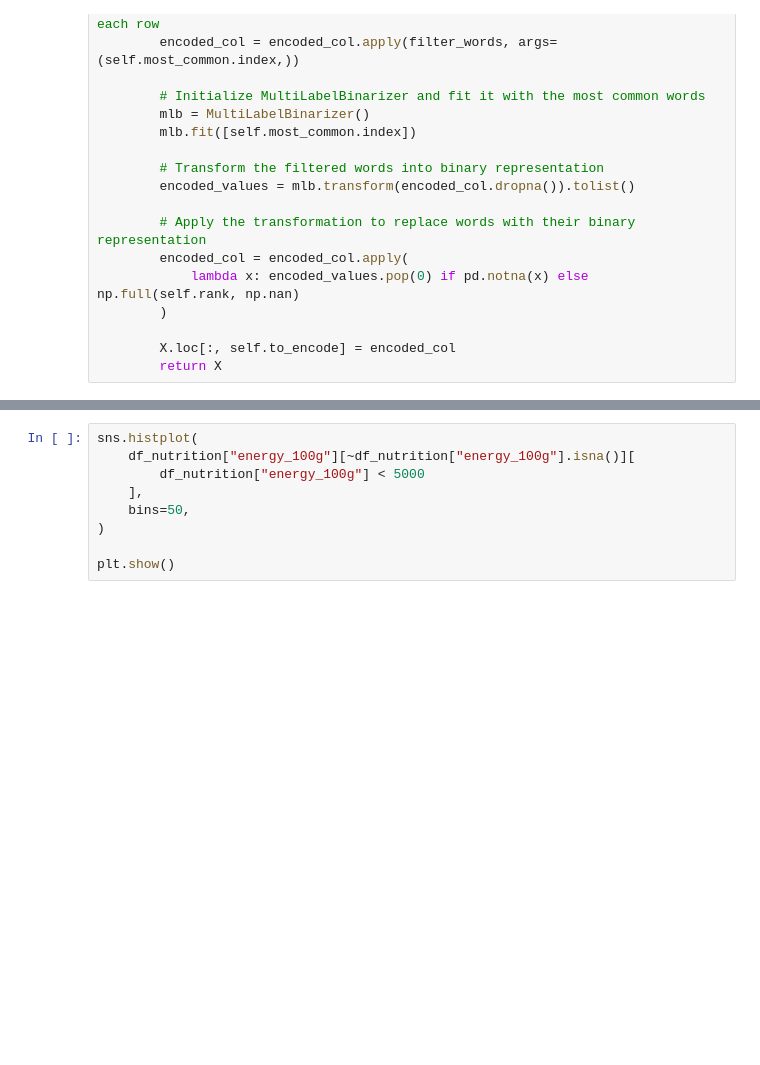
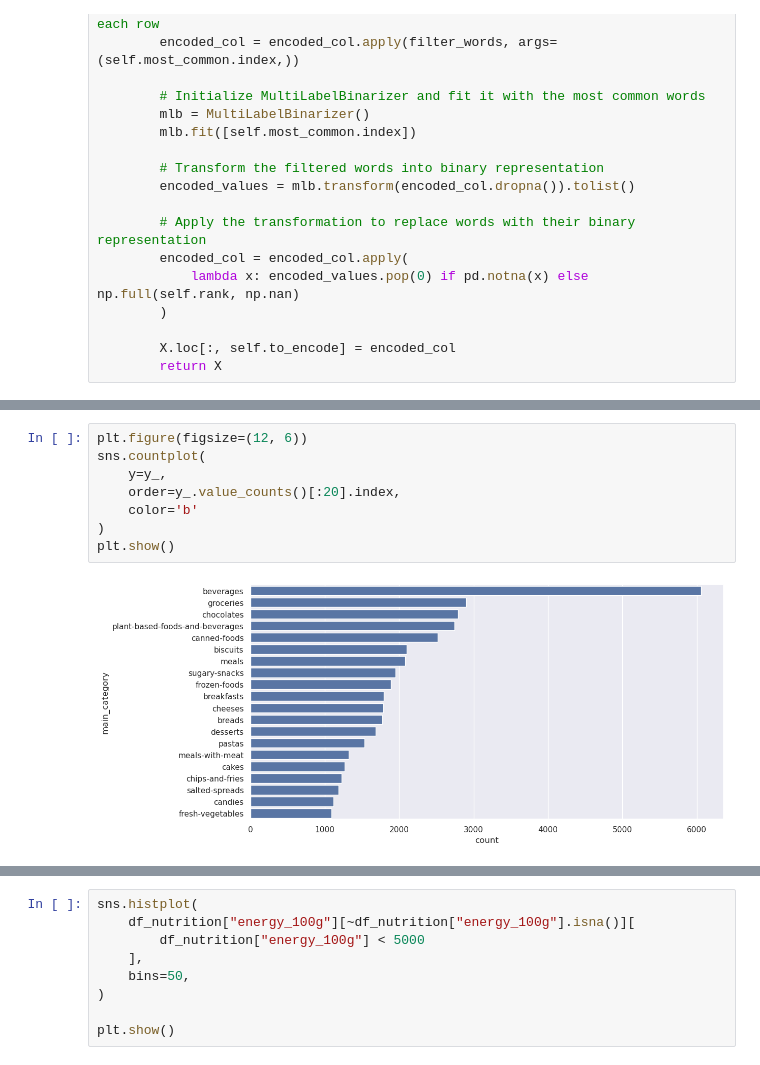
Before and after one commit to vicmcl/open_food_facts, a Jupyter notebook: src/notebook.ipynb, the cells around one changed output, grey strips where cells are left out. Cells and saved outputs as stored; diff of their text form; blank space fills up the shorter version.

```diff
--- a/src/notebook.ipynb
+++ b/src/notebook.ipynb
@@ -623,0 +381,10 @@ plt.show()
+# %%
+plt.figure(figsize=(12, 6))
+sns.countplot(
+    y=y_,
+    order=y_.value_counts()[:20].index,
+    color='b'
+)
+plt.show()
+# %% [output]
+[figure, added]
```
Also changed, not shown: parts of 74 cells of this notebook.
